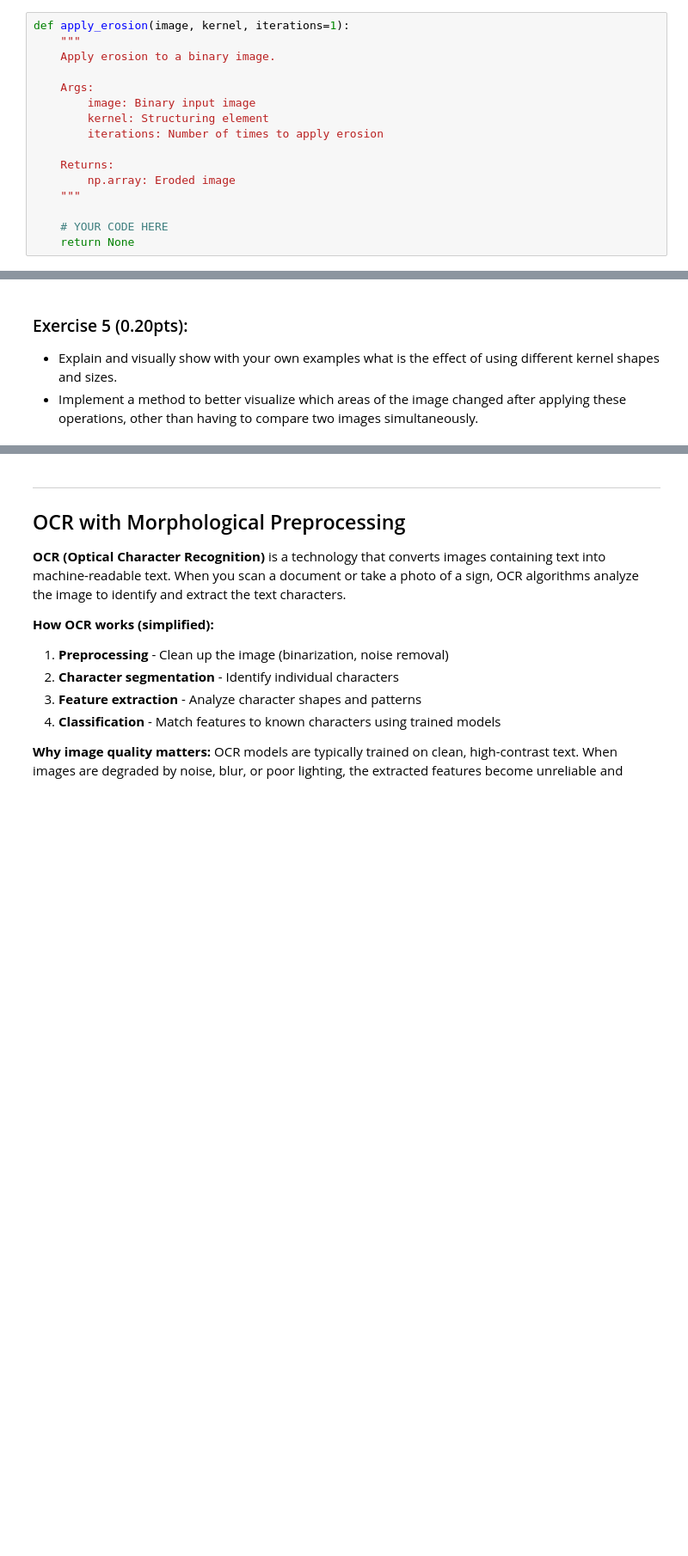
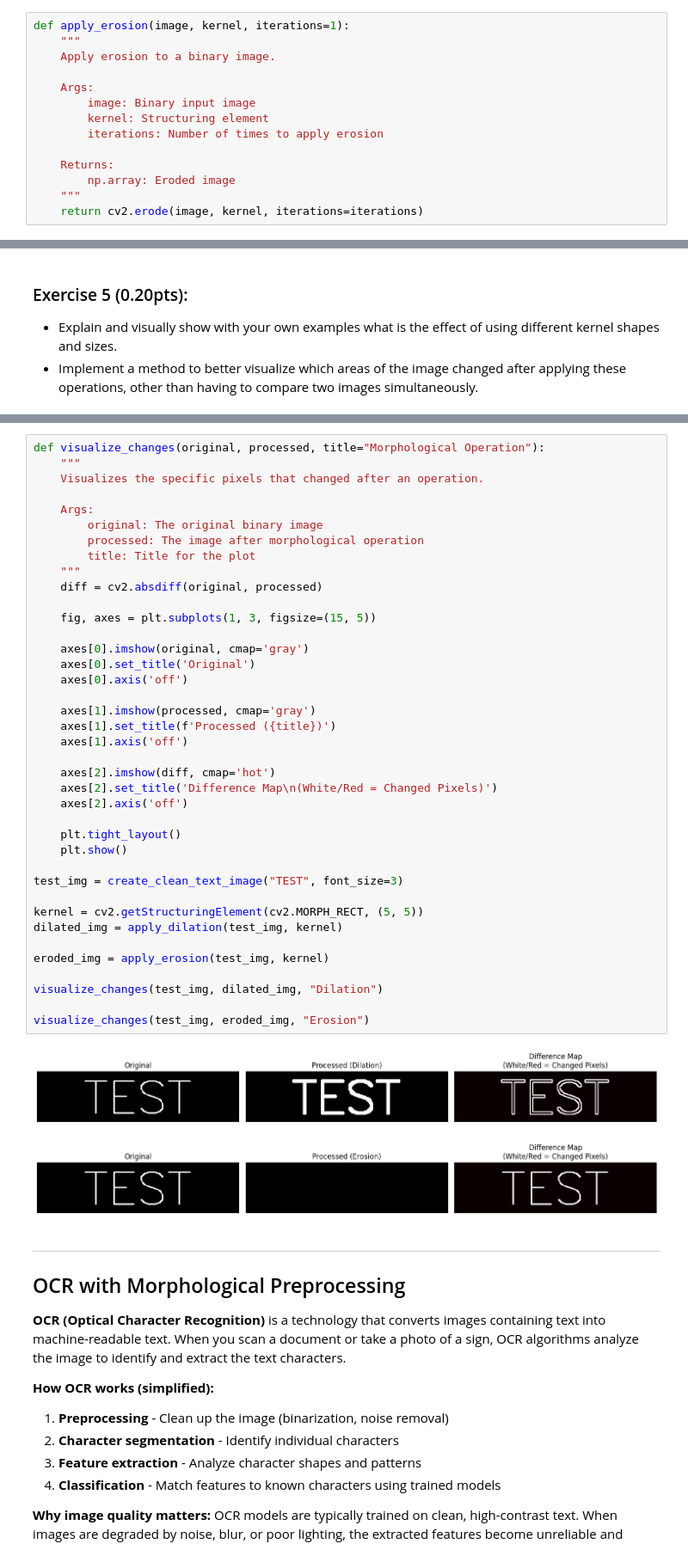
Before and after one commit to fvazquezf/computerVision-tps, a Jupyter notebook: Lab5_image_segmentation.ipynb, the cells around one changed output, grey strips where cells are left out. Shown: that part at 86% size. Drawn from its saved outputs; the diff is of its cells as text; blank space fills up the shorter version.

```diff
--- a/Lab5_image_segmentation.ipynb
+++ b/Lab5_image_segmentation.ipynb
@@ -149,9 +155,7 @@ def apply_erosion(image, kernel, iterations=1):
     Returns:
         np.array: Eroded image
     """
-
-    # YOUR CODE HERE
-    return None
+    return cv2.erode(image, kernel, iterations=iterations)
 # %%
 # Create a test image with text
 test_text = create_clean_text_image("EROSION", font_size=2, image_size=(80, 300))
@@ -382,3 +443,45 @@ print("  Closing correctly fills small black holes")
+# %%
+def visualize_changes(original, processed, title="Morphological Operation"):
+    """
+    Visualizes the specific pixels that changed after an operation.
+
+    Args:
+        original: The original binary image
+        processed: The image after morphological operation
+        title: Title for the plot
+    """
+    diff = cv2.absdiff(original, processed)
+
+    fig, axes = plt.subplots(1, 3, figsize=(15, 5))
+
+    axes[0].imshow(original, cmap='gray')
+    axes[0].set_title('Original')
+    axes[0].axis('off')
+
+    axes[1].imshow(processed, cmap='gray')
+    axes[1].set_title(f'Processed ({title})')
+    axes[1].axis('off')
+
+    axes[2].imshow(diff, cmap='hot')
+    axes[2].set_title('Difference Map\n(White/Red = Changed Pixels)')
+    axes[2].axis('off')
+
+    plt.tight_layout()
+    plt.show()
+
+test_img = create_clean_text_image("TEST", font_size=3)
+
+kernel = cv2.getStructuringElement(cv2.MORPH_RECT, (5, 5))
+dilated_img = apply_dilation(test_img, kernel)
+
+eroded_img = apply_erosion(test_img, kernel)
+
+visualize_changes(test_img, dilated_img, "Dilation")
+
+visualize_changes(test_img, eroded_img, "Erosion")
+# %% [output]
+[figure, added]
+[figure, added]
 # %% [markdown]
 ---
 
```
Also changed, not shown: parts of 21 cells of this notebook.
